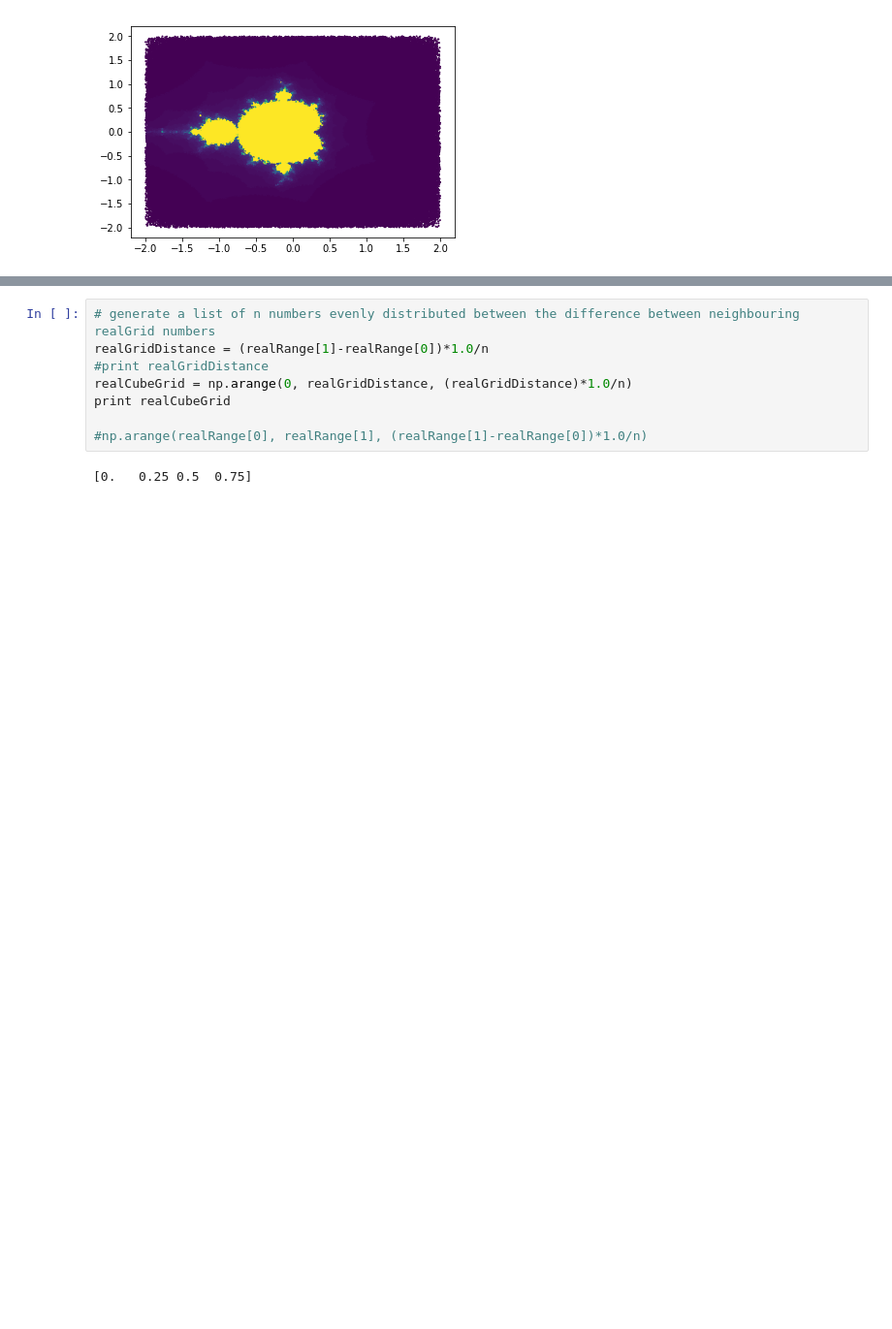
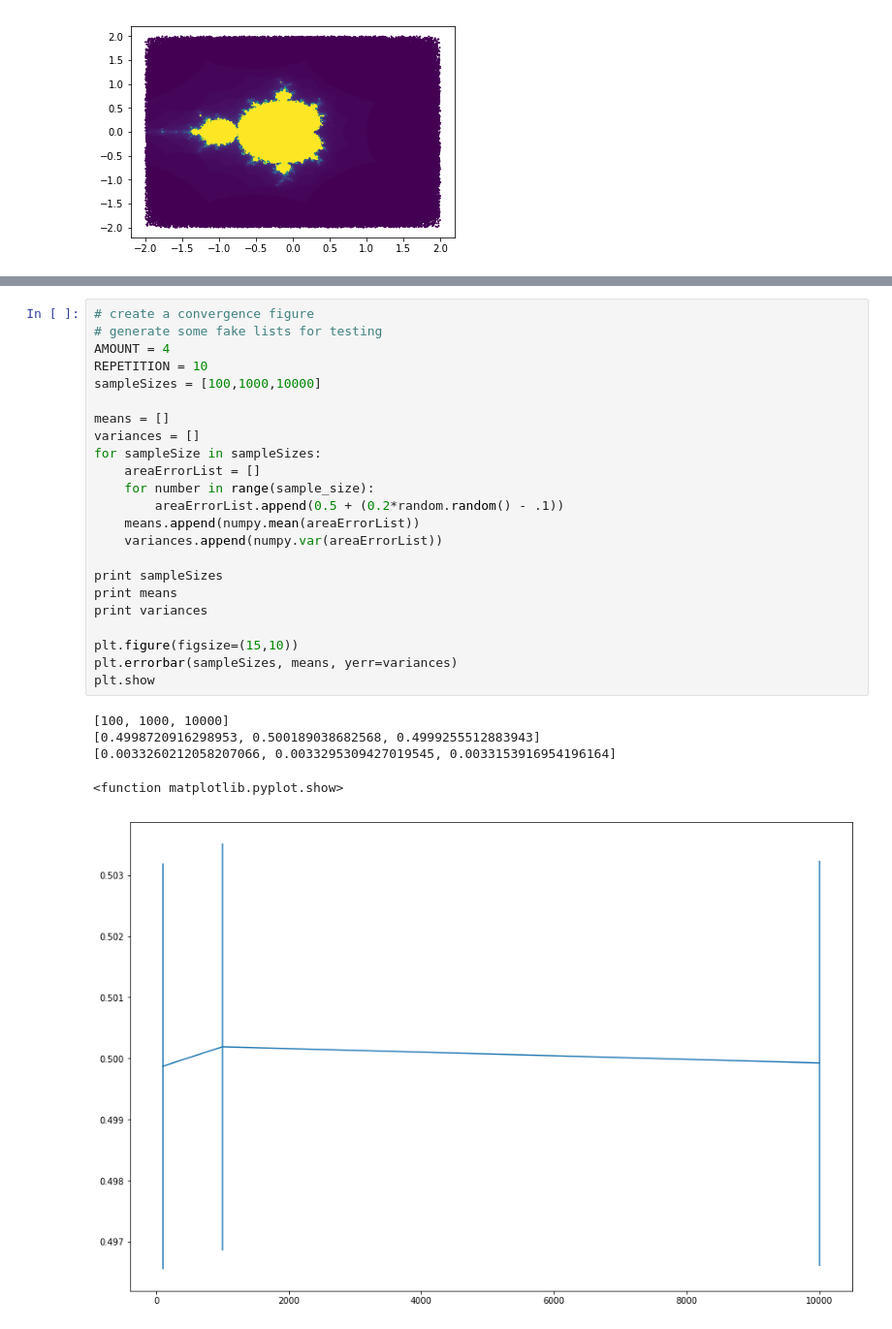
Before and after one commit to jasperdenduijf/StoSim, a Jupyter notebook: mandelbrot_assignment.ipynb, the cells around one changed output, grey strips where cells are left out. Shown: that part at 97% size. Saved outputs shown, nothing was run; the diff lists cells and outputs as text; blank space fills up the shorter version.

```diff
--- a/mandelbrot_assignment.ipynb
+++ b/mandelbrot_assignment.ipynb
@@ -249,10 +250,29 @@ plt.show()
-# %%
-# generate a list of n numbers evenly distributed between the difference between neighbouring realGrid numbers
-realGridDistance = (realRange[1]-realRange[0])*1.0/n
-#print realGridDistance
-realCubeGrid = np.arange(0, realGridDistance, (realGridDistance)*1.0/n)
-print realCubeGrid
-
-#np.arange(realRange[0], realRange[1], (realRange[1]-realRange[0])*1.0/n)
-# %% [output]
-[0.   0.25 0.5  0.75]
+# %%
+# create a convergence figure
+# generate some fake lists for testing
+AMOUNT = 4
+REPETITION = 10
+sampleSizes = [100,1000,10000]
+
+means = []
+variances = []
+for sampleSize in sampleSizes:
+    areaErrorList = []
+    for number in range(sample_size):
+        areaErrorList.append(0.5 + (0.2*random.random() - .1))
+    means.append(numpy.mean(areaErrorList))
+    variances.append(numpy.var(areaErrorList))
+
+print sampleSizes
+print means
+print variances
+
+plt.figure(figsize=(15,10))
+plt.errorbar(sampleSizes, means, yerr=variances)
+plt.show
+# %% [output]
+[100, 1000, 10000]
+[0.4998720916298953, 0.500189038682568, 0.4999255512883943]
+[0.0033260212058207066, 0.0033295309427019545, 0.0033153916954196164]
+<function matplotlib.pyplot.show>
+[figure, added]
```
Also changed, not shown: parts of 3 cells of this notebook.
